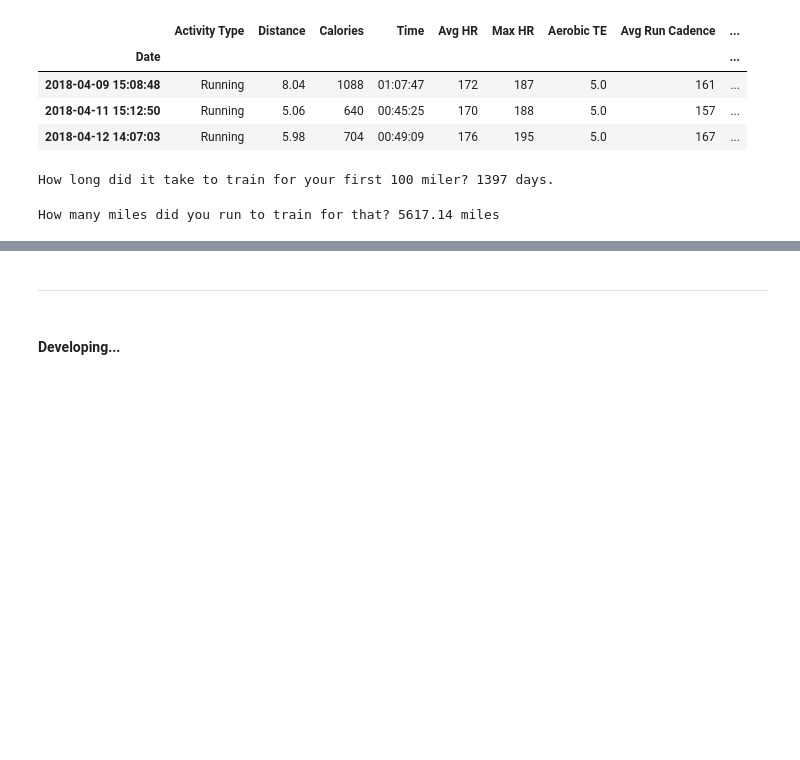
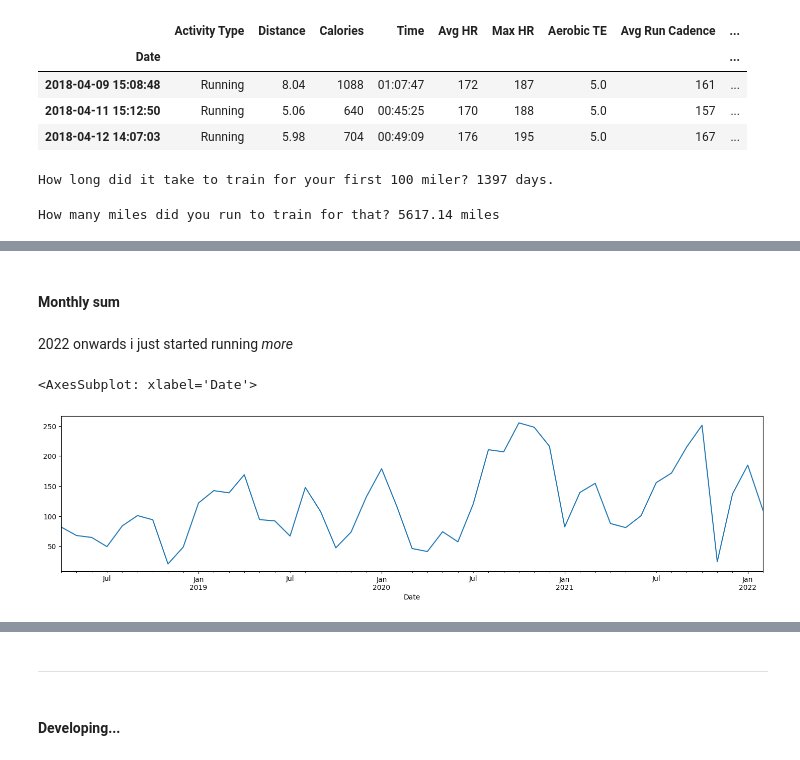
Before and after one commit to mikeygough/run100miles, a Jupyter notebook: main.ipynb, the cells around one changed output, grey strips where cells are left out. Cells and saved outputs as stored; diff of their text form; code cells hidden in the pictures; blank space fills up the shorter version.

```diff
--- a/main.ipynb
+++ b/main.ipynb
@@ -92,0 +127,9 @@ How many miles did you run to train for that? 5617.14 miles
+# %% [markdown]
+#### Monthly sum
+# %% [markdown]
+2022 onwards i just started running _more_
+# %%
+df.resample(rule='M')['Distance'].sum().plot(figsize=(18,4))
+# %% [output]
+<AxesSubplot: xlabel='Date'>
+[figure, added]
```
Also changed, not shown: parts of 16 cells of this notebook, 9 other files.
